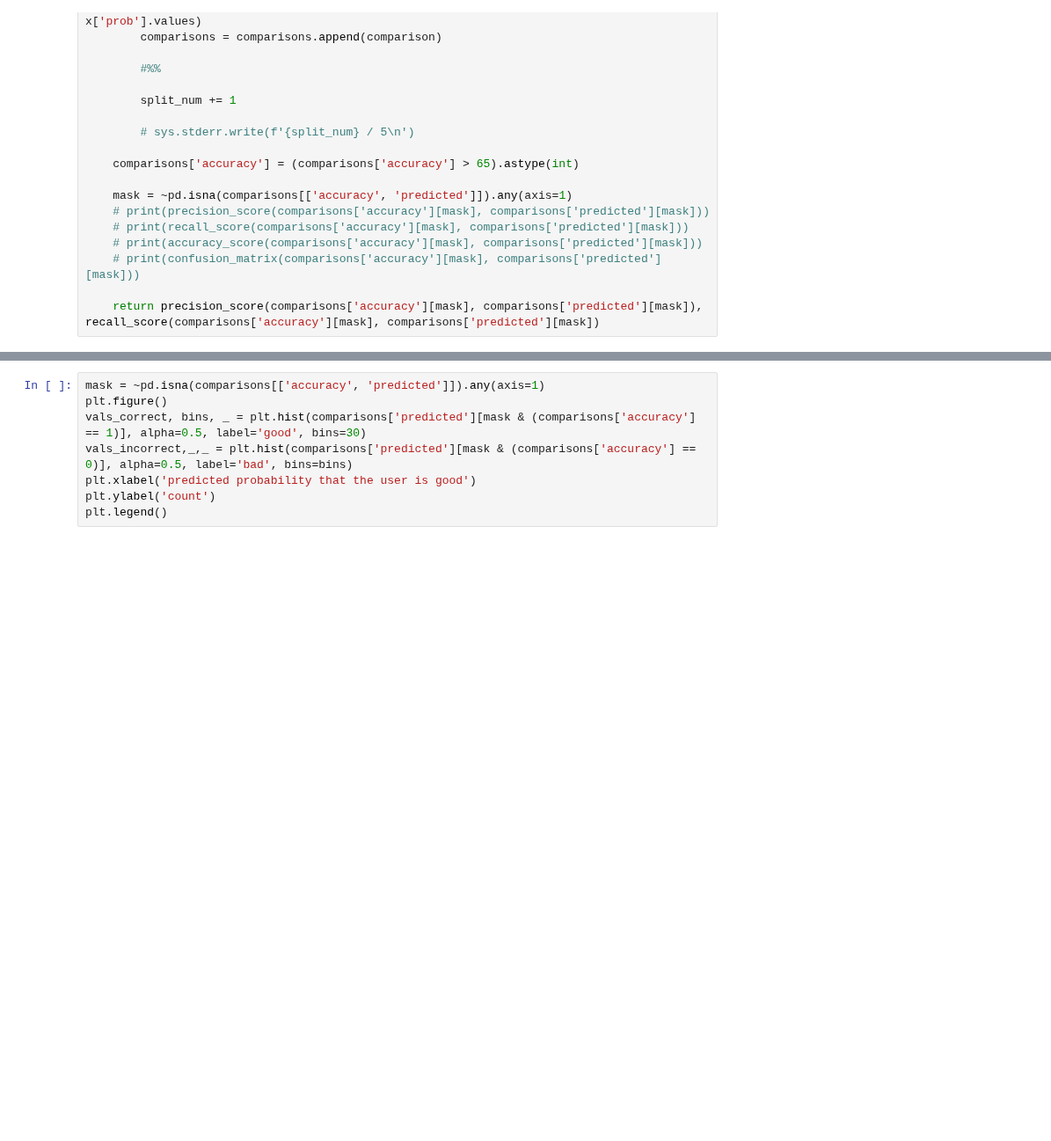
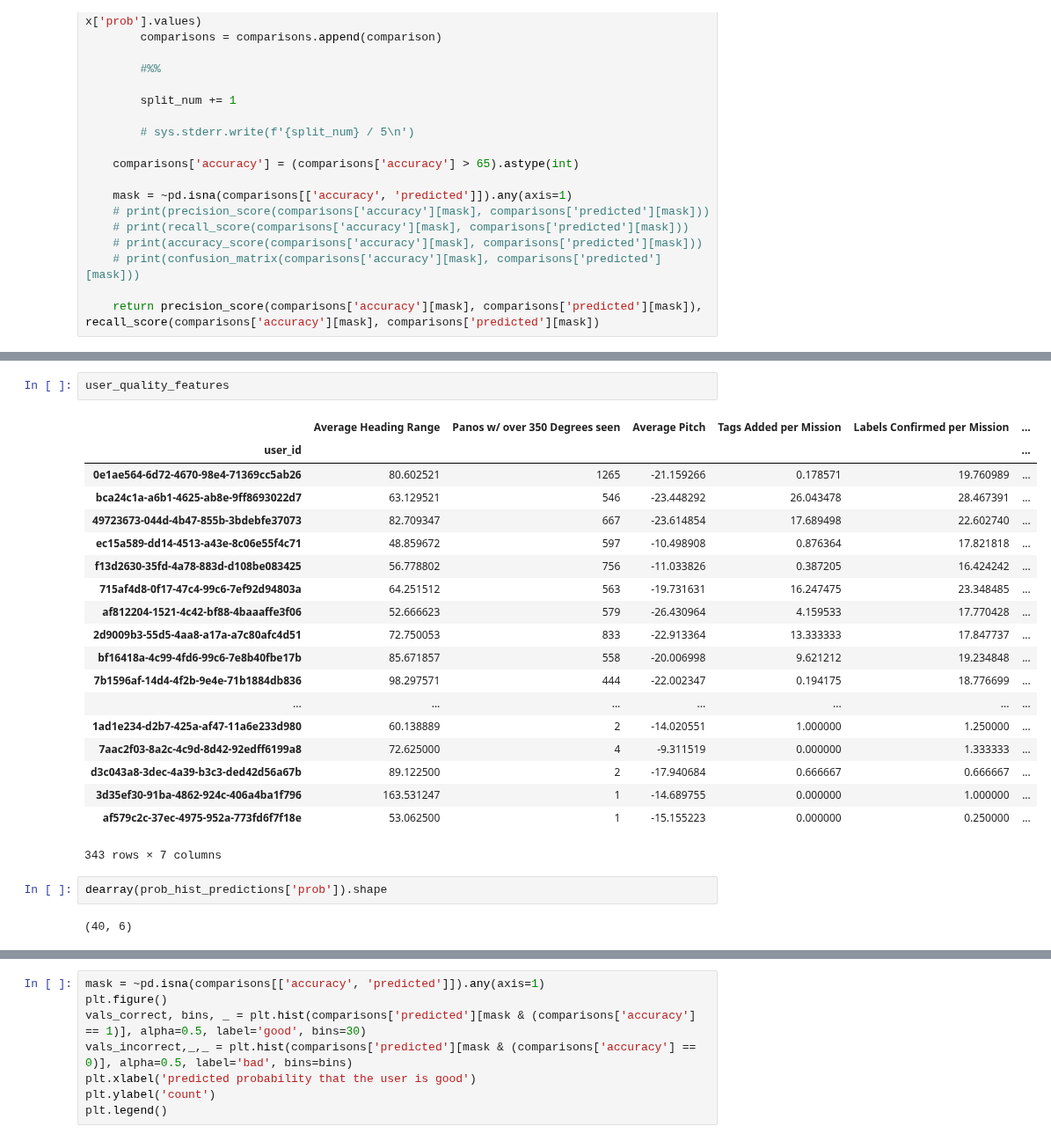
Before and after one commit to ProjectSidewalk/sidewalk-quality-analysis, a Jupyter notebook: sidewalk-user-quality-analysis-neil.ipynb, the cells around one changed output, grey strips where cells are left out. Shown at 88% size. Drawn from its saved outputs; the diff is of its cells as text; blank space fills up the shorter version.

```diff
--- a/sidewalk-user-quality-analysis-neil.ipynb
+++ b/sidewalk-user-quality-analysis-neil.ipynb
@@ -469,0 +491,26 @@ rfe_accuracy_mask = rfecv.support_
+# %%
+user_quality_features
+# %% [output]
+|  | Average Heading Range | Panos w/ over 350 Degrees seen | Average Pitch | Tags Added per Mission | Labels Confirmed per Mission | ... |
+| user_id |  |  |  |  |  | ... |
+| 0e1ae564-6d72-4670-98e4-71369cc5ab26 | 80.602521 | 1265 | -21.159266 | 0.178571 | 19.760989 | ... |
+| bca24c1a-a6b1-4625-ab8e-9ff8693022d7 | 63.129521 | 546 | -23.448292 | 26.043478 | 28.467391 | ... |
+| 49723673-044d-4b47-855b-3bdebfe37073 | 82.709347 | 667 | -23.614854 | 17.689498 | 22.602740 | ... |
+| ec15a589-dd14-4513-a43e-8c06e55f4c71 | 48.859672 | 597 | -10.498908 | 0.876364 | 17.821818 | ... |
+| f13d2630-35fd-4a78-883d-d108be083425 | 56.778802 | 756 | -11.033826 | 0.387205 | 16.424242 | ... |
+| 715af4d8-0f17-47c4-99c6-7ef92d94803a | 64.251512 | 563 | -19.731631 | 16.247475 | 23.348485 | ... |
+| af812204-1521-4c42-bf88-4baaaffe3f06 | 52.666623 | 579 | -26.430964 | 4.159533 | 17.770428 | ... |
+| 2d9009b3-55d5-4aa8-a17a-a7c80afc4d51 | 72.750053 | 833 | -22.913364 | 13.333333 | 17.847737 | ... |
+| bf16418a-4c99-4fd6-99c6-7e8b40fbe17b | 85.671857 | 558 | -20.006998 | 9.621212 | 19.234848 | ... |
+| 7b1596af-14d4-4f2b-9e4e-71b1884db836 | 98.297571 | 444 | -22.002347 | 0.194175 | 18.776699 | ... |
+| ... | ... | ... | ... | ... | ... | ... |
+| 1ad1e234-d2b7-425a-af47-11a6e233d980 | 60.138889 | 2 | -14.020551 | 1.000000 | 1.250000 | ... |
+| 7aac2f03-8a2c-4c9d-8d42-92edff6199a8 | 72.625000 | 4 | -9.311519 | 0.000000 | 1.333333 | ... |
+| d3c043a8-3dec-4a39-b3c3-ded42d56a67b | 89.122500 | 2 | -17.940684 | 0.666667 | 0.666667 | ... |
+| 3d35ef30-91ba-4862-924c-406a4ba1f796 | 163.531247 | 1 | -14.689755 | 0.000000 | 1.000000 | ... |
+| af579c2c-37ec-4975-952a-773fd6f7f18e | 53.062500 | 1 | -15.155223 | 0.000000 | 0.250000 | ... |
+343 rows × 7 columns
+# %%
+dearray(prob_hist_predictions['prob']).shape
+# %% [output]
+(40, 6)
```
Also changed, not shown: parts of 29 cells of this notebook.
